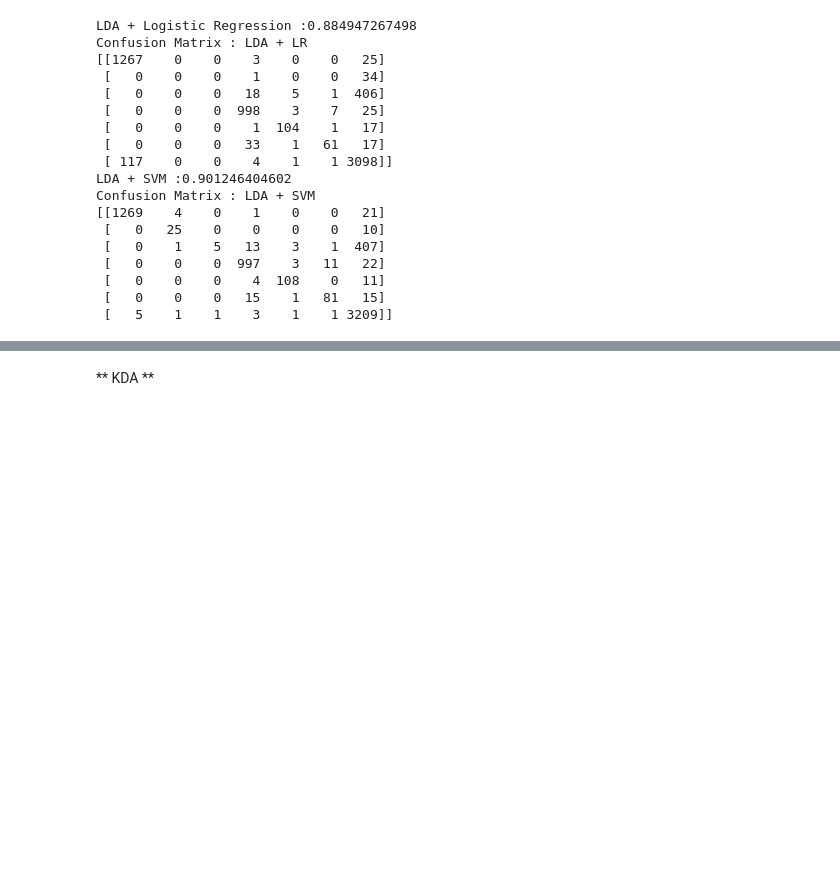
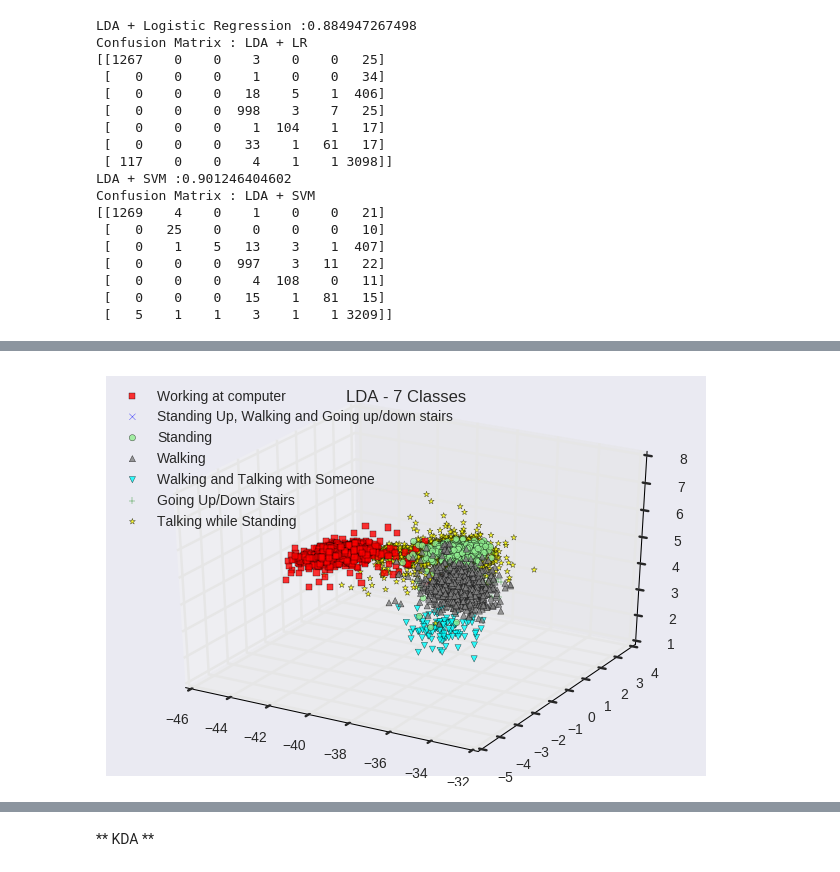
Before and after one commit to SMarwen/ML_Project, a Jupyter notebook: Codes/main.ipynb, the cells around one changed output, grey strips where cells are left out. Cells and saved outputs as stored; diff of their text form; code cells hidden in the pictures; blank space fills up the shorter version.

```diff
--- a/Codes/main.ipynb
+++ b/Codes/main.ipynb
@@ -325,0 +374,26 @@ Confusion Matrix : LDA + SVM
+# %%
+from matplotlib.colors import ListedColormap
+from mpl_toolkits.mplot3d import Axes3D
+Y_lda, ix_lda,_ = lda(X_train_da,y_train, cla=None)
+resolution=0.02
+markers = ('s', 'x', 'o', '^', 'v','+','*')
+colors = ('red', 'blue', 'lightgreen', 'gray', 'cyan','green','yellow')
+
+cmap = ListedColormap(colors[:len(np.unique(y))])
+
+
+L = ['Working at computer', 'Standing Up, Walking and Going up/down stairs','Standing',
+     'Walking', 'Walking and Talking with Someone',
+     'Going Up/Down Stairs', 'Talking while Standing']
+fig = plt.figure()
+ax = Axes3D(fig)
+for idx, cl in enumerate(np.unique(y_train[ix_lda])):
+    ax.scatter(Y_lda[y_train[ix_lda] == cl, 0], Y_lda[y_train[ix_lda] == cl, 1], Y_lda[y_train[ix_lda] == cl, 2],
+               alpha=0.8, c=cmap(idx),
+               marker=markers[idx], label=L[idx])
+
+plt.legend(loc='upper left')
+plt.title('LDA - 7 Classes')
+plt.show()
+# %% [output]
+[figure, added]
```
Also changed, not shown: parts of 16 cells of this notebook, 5 other files.
